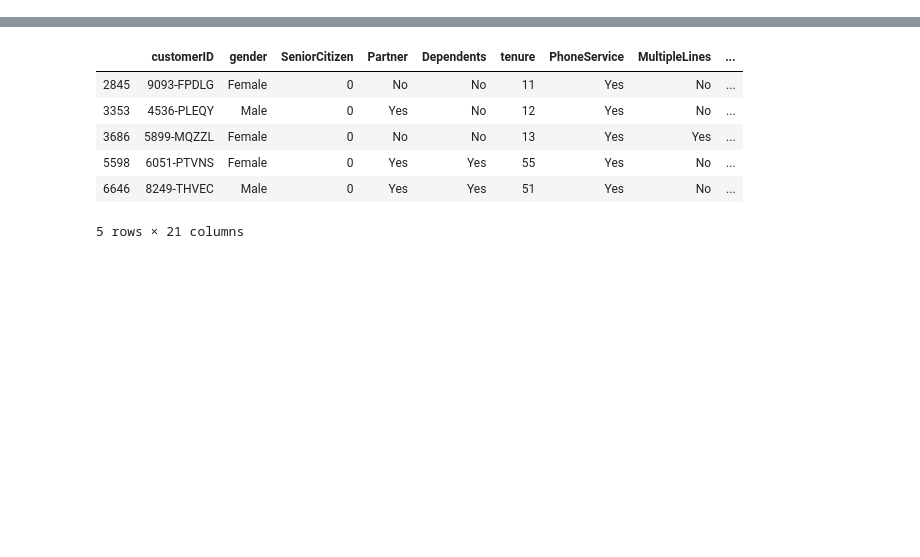
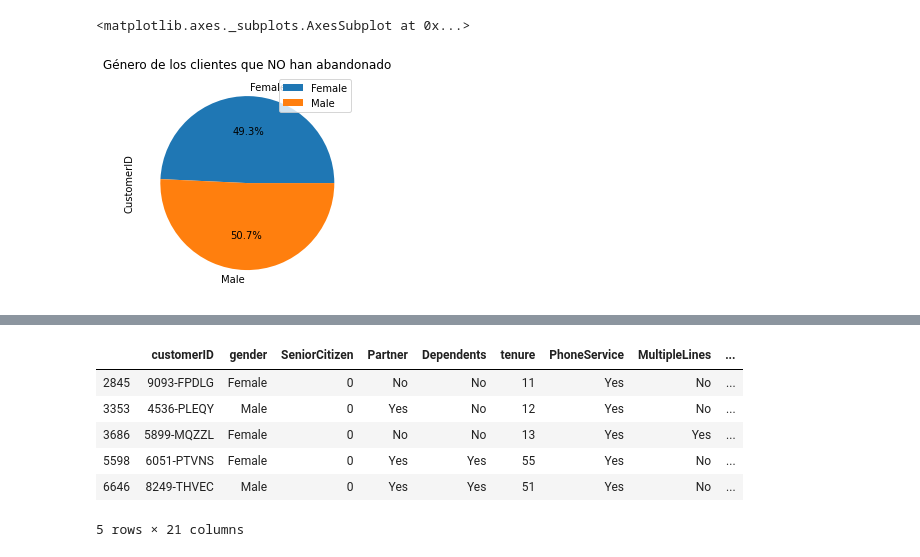
Before and after one commit to jmanuelnavarro/IEBS-DataScience-and-ML, a Jupyter notebook: Clase2_Intro Lenguajes Programación/telco-customer-churn/notebooks/telco customers churn.ipynb, the cells around one changed output, grey strips where cells are left out. Saved outputs shown, nothing was run; the diff lists cells and outputs as text; code cells hidden in the pictures; blank space fills up the shorter version.

```diff
--- a/Clase2_Intro Lenguajes Programación/telco-customer-churn/notebooks/telco customers churn.ipynb
+++ b/Clase2_Intro Lenguajes Programación/telco-customer-churn/notebooks/telco customers churn.ipynb
@@ -35,0 +291,6 @@ df_telco_cust_churn.sample(10)
+# %%
+df_telco_cust_churn_processed[df_telco_cust_churn_processed["Abandoned"]=="No"].groupby(["Gender"]).count()[["CustomerID"]]\
+    .plot(kind = "pie", y = "CustomerID", autopct='%1.1f%%', title = "Género de los clientes que NO han abandonado")
+# %% [output]
+<matplotlib.axes._subplots.AxesSubplot at 0x...>
+[figure, added]
```
Also changed, not shown: parts of 92 cells of this notebook, 1 other file.
